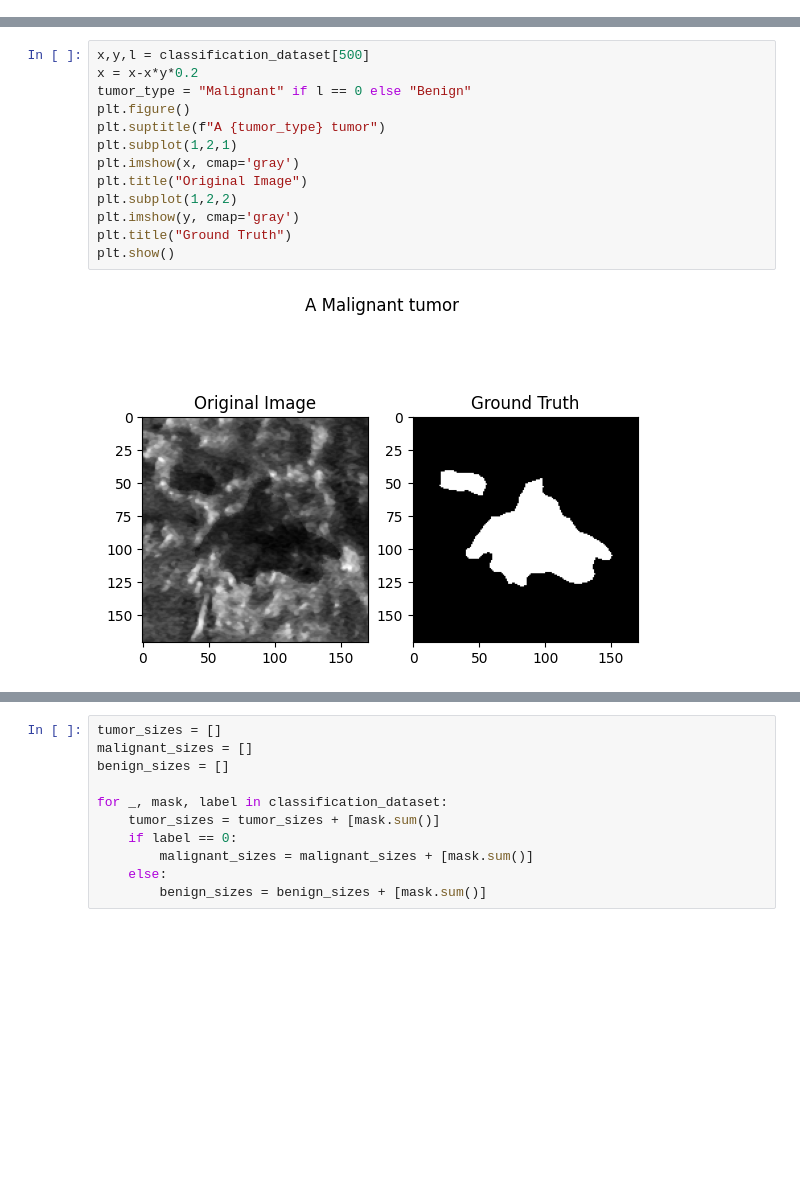
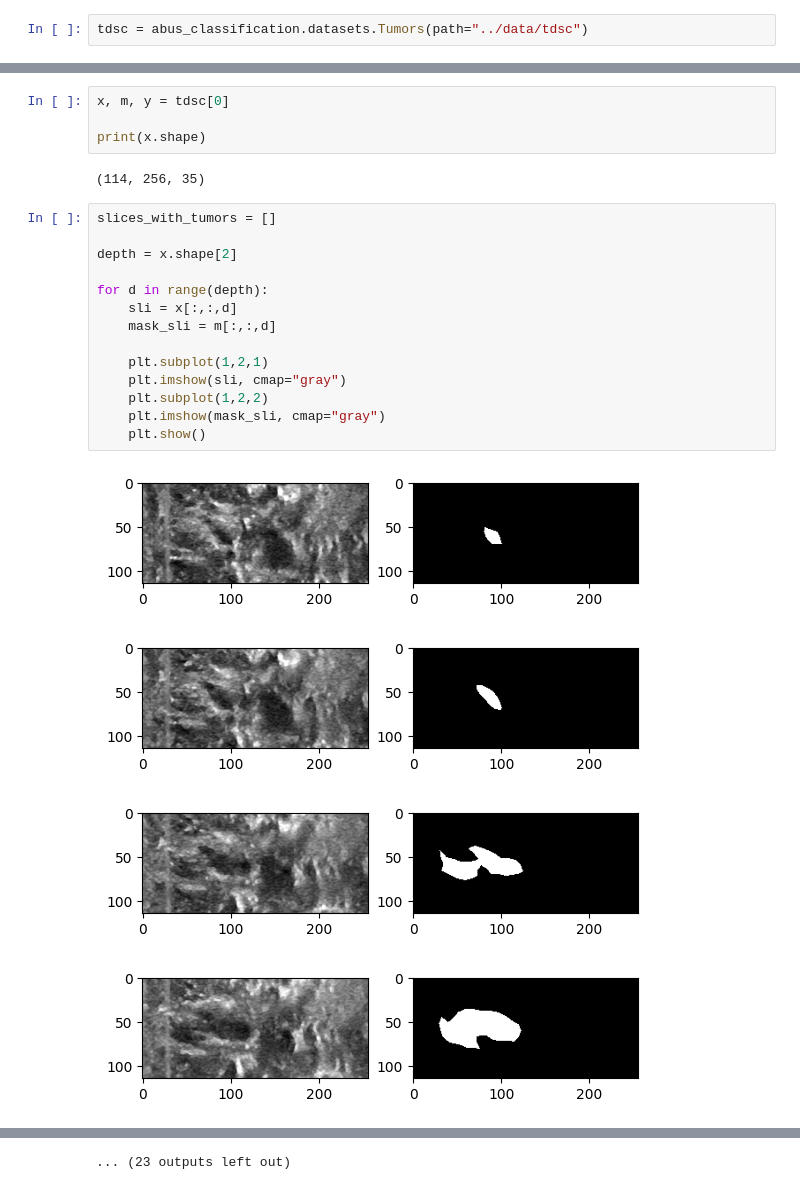
Before and after one commit to mralinp/abus-classification, a Jupyter notebook: notebooks/visualization.ipynb, the cells around one changed output, grey strips where cells are left out. Saved outputs shown, nothing was run; the diff lists cells and outputs as text; blank space fills up the shorter version.

Commit message:
completed tumros dataset

```diff
--- a/notebooks/visualization.ipynb
+++ b/notebooks/visualization.ipynb
@@ -122,0 +9,2 @@ classification_dataset = datasets.TDSCForClassification()
+# %%
+tdsc = abus_classification.datasets.Tumors(path="../data/tdsc")
@@ -123,15 +31,25 @@ classification_dataset = datasets.TDSCForClassification()
+# %%
+x, m, y = tdsc[0]
+
+print(x.shape)
+# %% [output]
+(114, 256, 35)
 # %%
-x,y,l = classification_dataset[500]
-x = x-x*y*0.2
-tumor_type = "Malignant" if l == 0 else "Benign"
-plt.figure()
-plt.suptitle(f"A {tumor_type} tumor")
-plt.subplot(1,2,1)
-plt.imshow(x, cmap='gray')
-plt.title("Original Image")
-plt.subplot(1,2,2)
-plt.imshow(y, cmap='gray')
-plt.title("Ground Truth")
-plt.show()
+slices_with_tumors = []
+
+depth = x.shape[2]
+
+for d in range(depth):
+    sli = x[:,:,d]
+    mask_sli = m[:,:,d]
+
+    plt.subplot(1,2,1)
+    plt.imshow(sli, cmap="gray")
+    plt.subplot(1,2,2)
+    plt.imshow(mask_sli, cmap="gray")
+    plt.show()
 # %% [output]
-[figure, old version]
+[figure, new version]
+[figure, added]
+[figure, added]
+[figure, added]
@@ -138,11 +64 @@ plt.show()
+... (23 outputs left out)
-# %%
-tumor_sizes = []
-malignant_sizes = []
-benign_sizes = []
-
-for _, mask, label in classification_dataset:
-    tumor_sizes = tumor_sizes + [mask.sum()]
-    if label == 0:
-        malignant_sizes = malignant_sizes + [mask.sum()]
-    else:
-        benign_sizes = benign_sizes + [mask.sum()]
```
Also changed, not shown: parts of 18 cells of this notebook, 4 other files.
